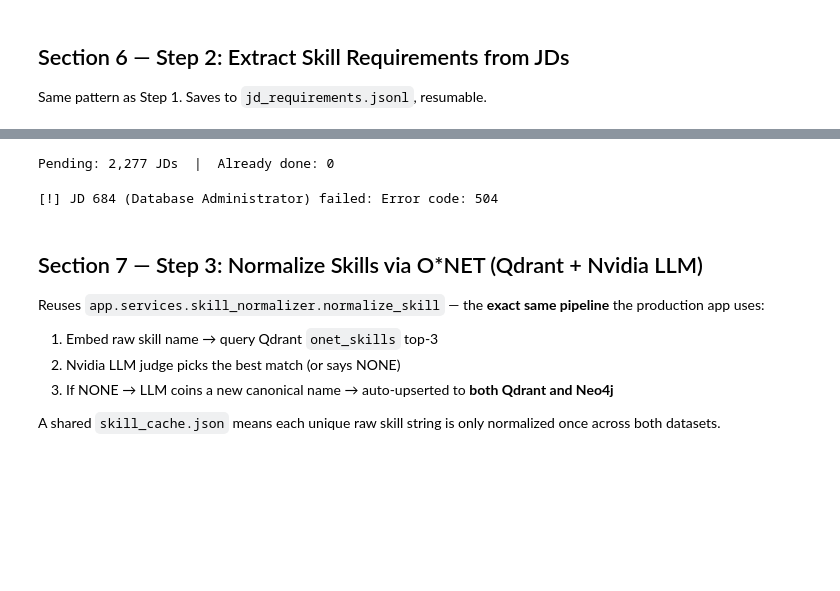
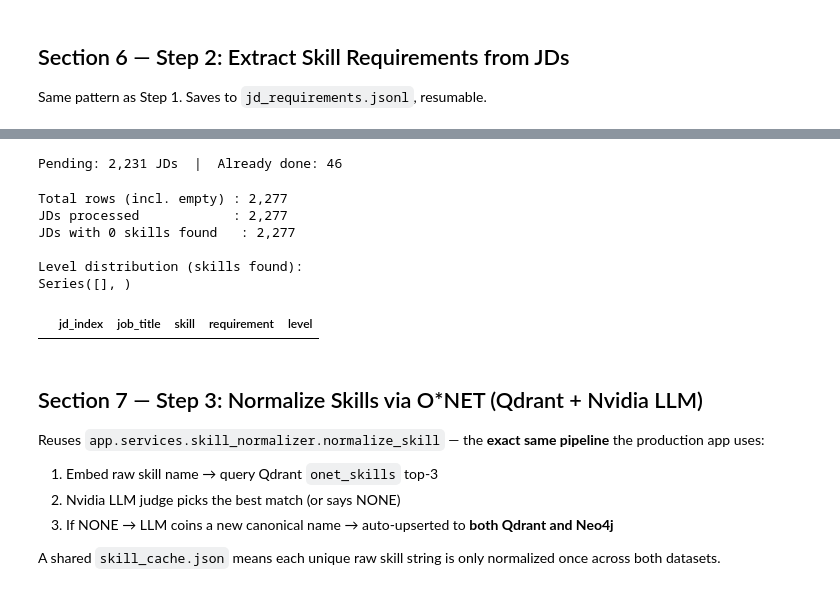
Before and after one commit to ujwal-s-r/IISC_emp_onboarding_proj, a Jupyter notebook: machine_learning/02_data_preparation.ipynb, the cells around one changed output, grey strips where cells are left out. Cells and saved outputs as stored; diff of their text form; code cells hidden in the pictures; blank space fills up the shorter version.

```diff
--- a/machine_learning/02_data_preparation.ipynb
+++ b/machine_learning/02_data_preparation.ipynb
@@ -149,6 +137,7 @@ Resume categories (24): ['ACCOUNTANT', 'ADVOCATE', 'AGRICULTURE', 'APPAREL', 'AR
 The existing `nvidia_llm_client` is async. We wrap it with `asyncio.run()` for use in notebook cells.
 Prompts match `ml.md` specification exactly.
 # %%
+
 # ── Prompts ────────────────────────────────────────────────────────────────────
 EVIDENCE_SYSTEM = (
     "You are a skill evidence extractor. "
@@ -209,7 +198,7 @@ async def _llm_content_only(system: str, user: str, max_tokens: int = 2048) -> s
     which usually duplicates the final result even if 'reasoning_content' is huge.
     """
     completion = await nvidia_llm_client.client.chat.completions.create(
-        model=nvidia_llm_client.MODEL,
+        model=nvidia_llm_client.model, # Use .model instead of .MODEL
         messages=[
             {"role": "system", "content": system},
             {"role": "user",   "content": user},
@@ -385,16 +378,15 @@ Skills found: 10
 
 ✓ Looks good — safe to run full extraction in the next cell.
 # %%
+
 # ── FULL RUN — only execute after test above passes ───────────────────────────
 pending_resume_df = resume_df[~resume_df["ID"].astype(str).isin(processed_resume_ids)]
 print(f"Pending: {len(pending_resume_df):,} resumes  |  Already done: {len(processed_resume_ids):,}")
 
 if len(pending_resume_df) > 0:
-    records = asyncio.run(run_resume_extraction(pending_resume_df))
     with open(RESUME_EVIDENCE_FILE, "a", encoding="utf-8") as out_f:
-        for record in records:
-            out_f.write(json.dumps(record) + "\n")
-    print(f"\nDone. {len(records):,} resumes written.")
+        count = asyncio.run(run_resume_extraction(pending_resume_df, out_f))
+    print(f"\nDone. {count:,} resumes written.")
 else:
     print("All resumes already processed — nothing to do.")
 
@@ -545,42 +575,67 @@ Skills found: 1
 # %%
+
 # ── FULL RUN — only execute after test above passes ───────────────────────────
 pending_jd_df = jobs_df[~jobs_df.index.isin(processed_jd_indices)]
 print(f"Pending: {len(pending_jd_df):,} JDs  |  Already done: {len(processed_jd_indices):,}")
 
 if len(pending_jd_df) > 0:
-    records = asyncio.run(run_jd_extraction(pending_jd_df))
     with open(JD_REQUIREMENTS_FILE, "a", encoding="utf-8") as out_f:
-        for record in records:
-            out_f.write(json.dumps(record) + "\n")
-    print(f"\nDone. {len(records):,} JDs written.")
+        count = asyncio.run(run_jd_extraction(pending_jd_df, out_f))
+    print(f"\nDone. {count:,} JDs written.")
 else:
     print("All JDs already processed — nothing to do.")
 
 print(f"Output: {JD_REQUIREMENTS_FILE}")
 # %% [output]
-Pending: 2,277 JDs  |  Already done: 0
+Pending: 2,231 JDs  |  Already done: 46
-[!] JD 684 (Database Administrator) failed: Error code: 504
 # %%
+
 # ── Inspect JD requirements output ───────────────────────────────────────────
 jd_flat = []
+empty_jds = 0
 with open(JD_REQUIREMENTS_FILE, "r", encoding="utf-8") as f:
     for line in f:
         rec = json.loads(line)
-        for s in rec.get("skills", []):
+        skills = rec.get("skills", [])
+        if not skills:
+            empty_jds += 1
+            # Add a dummy record only to track the jd_index covered
             jd_flat.append({
                 "jd_index":   rec["jd_index"],
                 "job_title":  rec["job_title"],
-                "skill":      s.get("skill"),
-                "requirement":s.get("requirement"),
-                "level":      s.get("level"),
+                "skill":      None,
+                "requirement":None,
+                "level":      None,
             })
+        else:
+            for s in skills:
+                jd_flat.append({
+                    "jd_index":   rec["jd_index"],
+                    "job_title":  rec["job_title"],
+                    "skill":      s.get("skill"),
+                    "requirement":s.get("requirement"),
+                    "level":      s.get("level"),
+                })
 
 jd_df = pd.DataFrame(jd_flat)
-print(f"Total requirement rows : {len(jd_df):,}")
-print(f"JDs covered            : {jd_df['jd_index'].nunique():,}")
-print(f"Level distribution     :\n{jd_df['level'].value_counts().to_string()}")
-print()
-jd_df.sample(min(5, len(jd_df)))
+print(f"Total rows (incl. empty) : {len(jd_df):,}")
+print(f"JDs processed            : {jd_df['jd_index'].nunique():,}")
+print(f"JDs with 0 skills found   : {empty_jds:,}")
+
+if not jd_df.empty and 'skill' in jd_df.columns:
+    print(f"\nLevel distribution (skills found):\n{jd_df['level'].value_counts().to_string()}")
+    print()
+    display(jd_df.dropna(subset=['skill']).sample(min(5, len(jd_df.dropna(subset=['skill'])))))
+else:
+    print("\nNo skills extracted yet. If the run is still going, wait for more data.")
+# %% [output]
+Total rows (incl. empty) : 2,277
+JDs processed            : 2,277
+JDs with 0 skills found   : 2,277
+
+Level distribution (skills found):
+Series([], )
+|  | jd_index | job_title | skill | requirement | level |
 # %% [markdown]
 ## Section 7 — Step 3: Normalize Skills via O*NET (Qdrant + Nvidia LLM)
 
```
Also changed, not shown: parts of 7 cells of this notebook, 10 other files.
